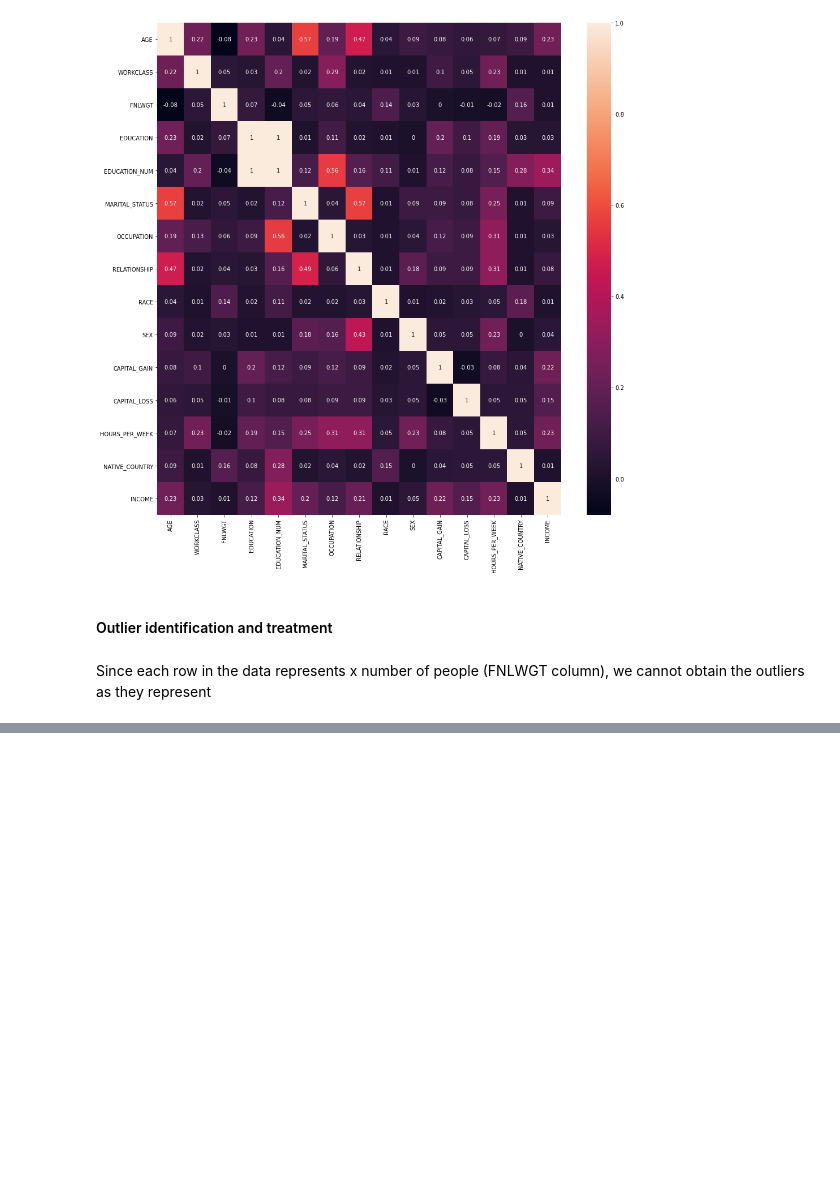
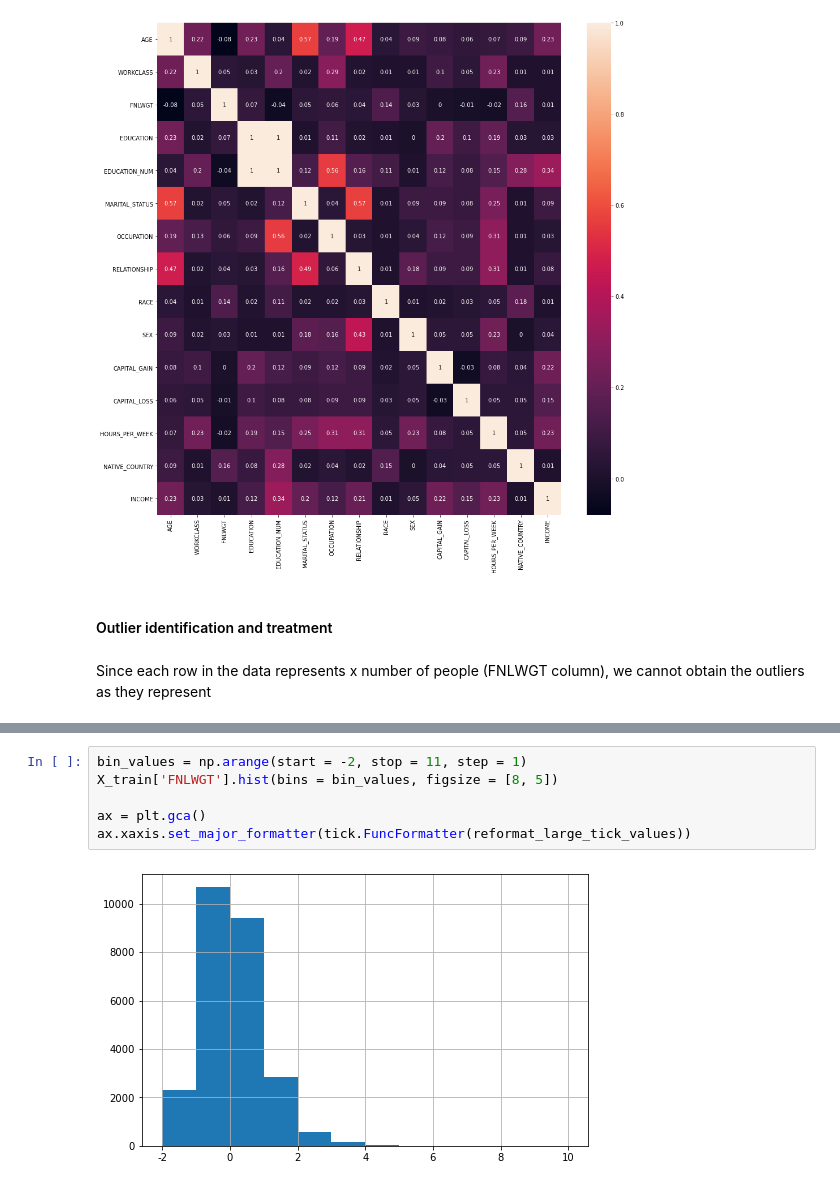
Before and after one commit to priyasharma1908/Income_Classification, a Jupyter notebook: Income_Classification.ipynb, the cells around one changed output, grey strips where cells are left out. Drawn from its saved outputs; the diff is of its cells as text; blank space fills up the shorter version.

```diff
--- a/Income_Classification.ipynb
+++ b/Income_Classification.ipynb
@@ -704,0 +821,8 @@ Since each row in the data represents x number of people (FNLWGT column), we can
+# %%
+bin_values = np.arange(start = -2, stop = 11, step = 1)
+X_train['FNLWGT'].hist(bins = bin_values, figsize = [8, 5])
+
+ax = plt.gca()
+ax.xaxis.set_major_formatter(tick.FuncFormatter(reformat_large_tick_values))
+# %% [output]
+[figure, added]
```
Also changed, not shown: parts of 41 cells of this notebook.
